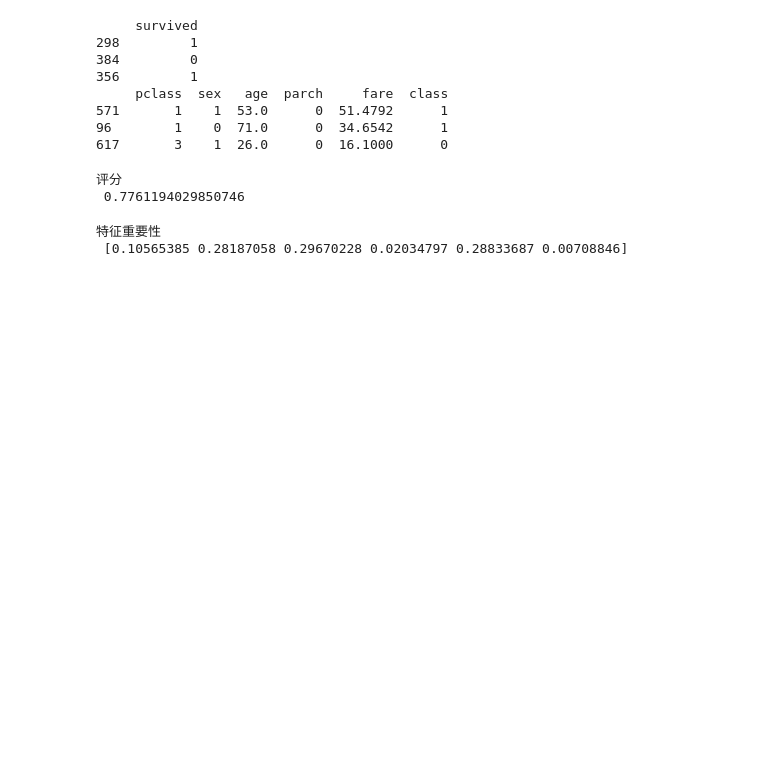
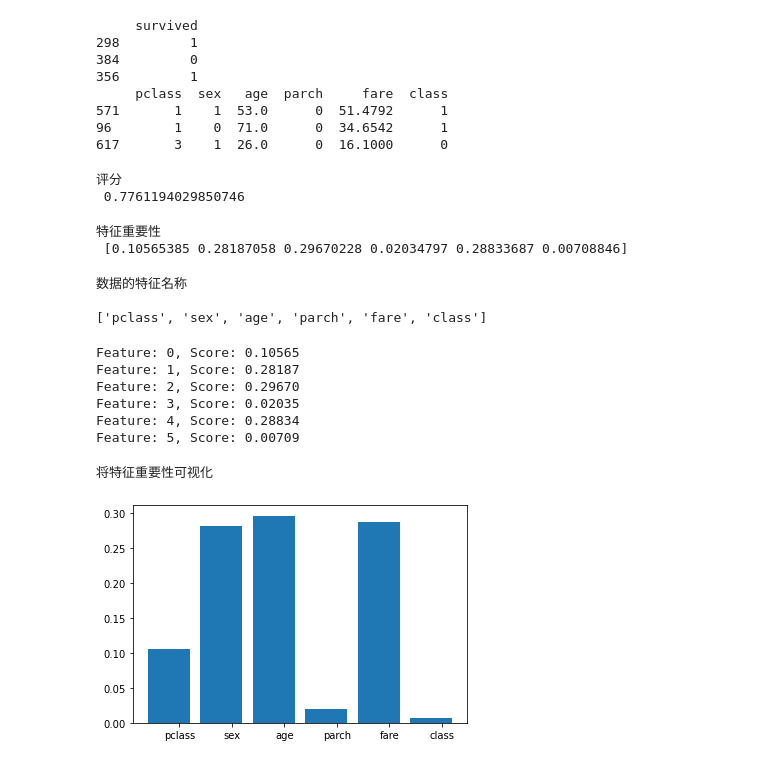
Before and after one commit to JEBYFLIS/Make_a_good_try, a Jupyter notebook: data_clean_read_write.ipynb, the cells around one changed output. Drawn from its saved outputs; the diff is of its cells as text; code cells hidden in the pictures; blank space fills up the shorter version.

```diff
--- a/data_clean_read_write.ipynb
+++ b/data_clean_read_write.ipynb
@@ -238,3 +238,29 @@ print('特征重要性\n', importance)
 # %% [output]
 特征重要性
  [0.10565385 0.28187058 0.29670228 0.02034797 0.28833687 0.00708846]
+# %%
+print('数据的特征名称\n')
+lables = list(x_train.columns)
+print(lables)
+# %% [output]
+数据的特征名称
+
+['pclass', 'sex', 'age', 'parch', 'fare', 'class']
+# %%
+for i,v in enumerate(importance):
+    print('Feature: %0d, Score: %.5f' % (i,v))
+# %% [output]
+Feature: 0, Score: 0.10565
+Feature: 1, Score: 0.28187
+Feature: 2, Score: 0.29670
+Feature: 3, Score: 0.02035
+Feature: 4, Score: 0.28834
+Feature: 5, Score: 0.00709
+# %%
+print('将特征重要性可视化\n')
+plt.bar([x for x in range(len(importance))], importance)
+plt.xticks([index + 0.2 for index in range(len(lables))], lables) #添加特征标签
+plt.show()
+# %% [output]
+将特征重要性可视化
+[figure, added]
```
